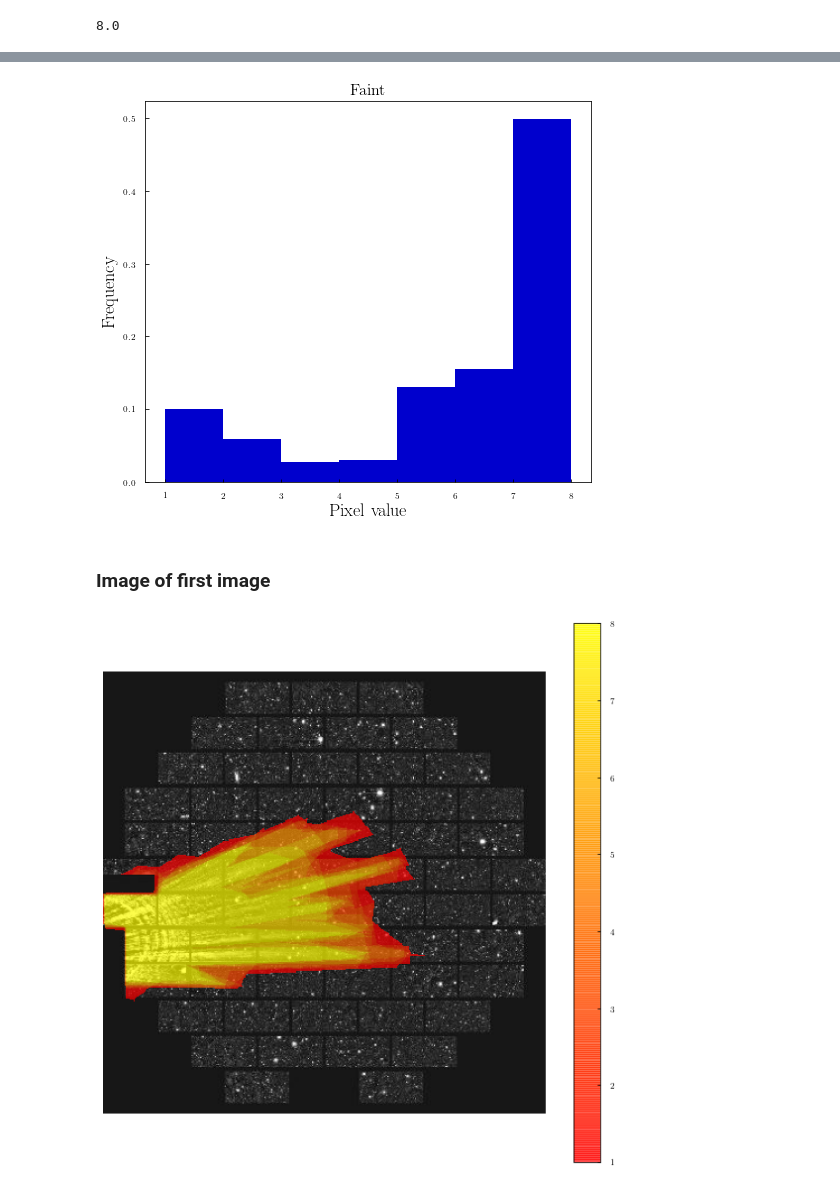
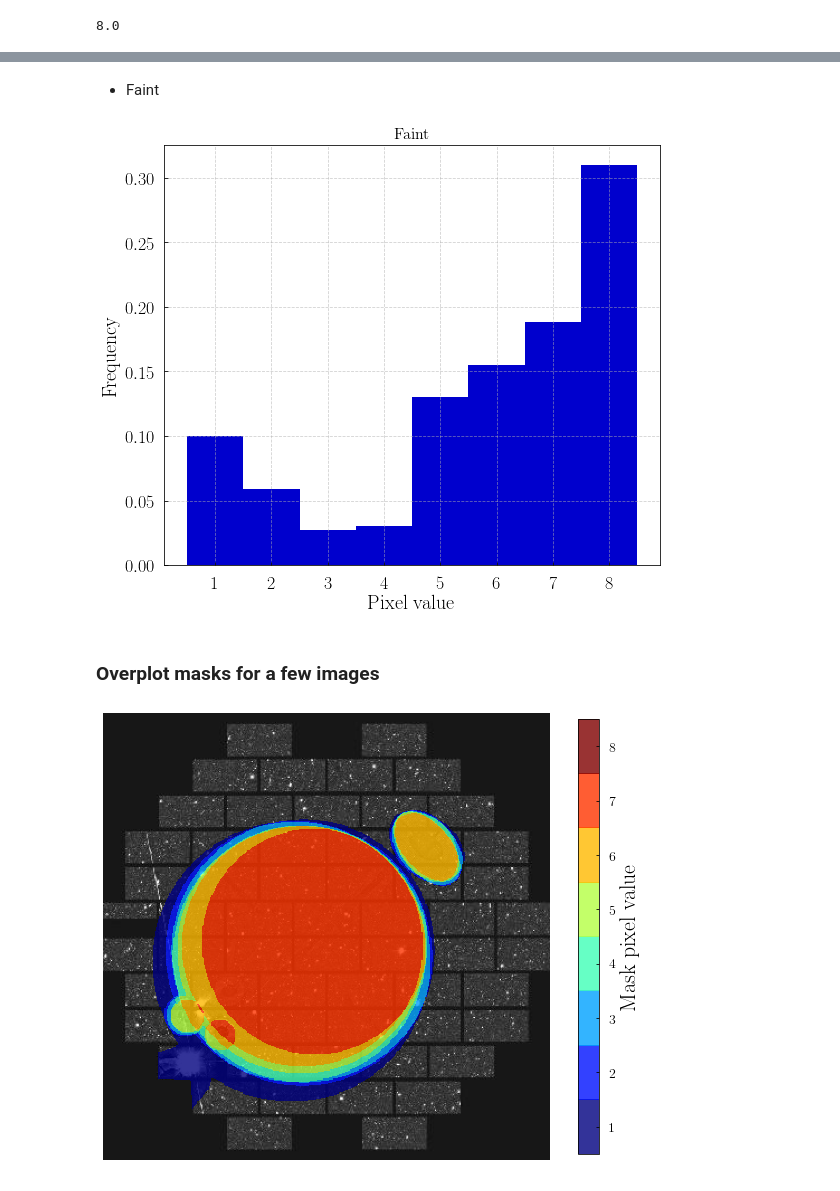
Before and after one commit to dtanoglidis/DeepGhostBusters, a Jupyter notebook: Annotators_Comparison.ipynb, the cells around one changed output, grey strips where cells are left out. Cells and saved outputs as stored; diff of their text form; code cells hidden in the pictures.

```diff
--- a/Annotators_Comparison.ipynb
+++ b/Annotators_Comparison.ipynb
@@ -64,6 +67,8 @@ def masking(regions,n_ghosts):
     X_mask_rays = np.zeros([400,400])
     X_mask_bright = np.zeros([400,400])
     X_mask_faint = np.zeros([400,400])
+    # And one that does not distinguish between the ghost types
+    X_mask_any = np.zeros([400,400])
 
     for k in range(n_ghosts):
         regions_loc = regions[k]
@@ -108,16 +113,19 @@ def masking(regions,n_ghosts):
         elif (Type_loc=='Faint'):
             X_mask_faint[rr[a], cc[a]] = 1.
 
+        # For any type of ghosts
+        X_mask_any[rr[a],cc[a]] = 1.
+
         # ===========================================================
 
-
     # We return the 2D arrays now
-    return X_mask_rays, X_mask_bright, X_mask_faint
+    return X_mask_rays, X_mask_bright, X_mask_faint,X_mask_any
 # %%
 # Initialize matrices
 X_rays_tot = np.zeros([50,400,400]) # For Rays
 X_bright_tot = np.zeros([50,400,400]) # For bright
 X_faint_tot = np.zeros([50,400,400]) # For faint
+X_any_tot = np.zeros([50,400,400]) # This is for any type of ghosts
 
 
 # Run over annotators
@@ -151,12 +159,13 @@ for i in range(n_annots):
 
         # Get rays, bright, faint masks - pretty much "1" in the spots
         # where there is a ghost
-        X_rays, X_bright, X_faint = masking(regions,n_ghosts)
+        X_rays, X_bright, X_faint, X_any = masking(regions,n_ghosts)
 
         # Update the matrices
         X_rays_tot[j,:,:] += X_rays
         X_bright_tot[j,:,:] += X_bright
         X_faint_tot[j,:,:] += X_faint
+        X_any_tot[j,:,:] += X_any
 # %%
 X_rays_flat = X_rays_tot.flatten()
 X_bright_flat = X_bright_tot.flatten()
@@ -168,27 +226,33 @@ print(np.max(X_faint_flat))
+# %% [markdown]
+- Faint
 # %%
-bins_def = [1,2,3,4,5,6,7,8]
-
 plt.figure(figsize=(8, 7))
 
 
 plt.hist(X_faint_flat[X_faint_flat>0],bins=bins_def,color='mediumblue',density=True)
-plt.title('Faint',fontsize=16)
+plt.title('Faint',fontsize=18)
 
-plt.xlabel("Pixel value", fontsize=18)
-plt.ylabel("Frequency", fontsize=18)
 
+# Legents / labels etc
+plt.grid(ls='--',alpha=0.6)
+plt.tick_params(axis='both', labelsize=18)
+plt.xlabel("Pixel value", fontsize=20)
+plt.ylabel("Frequency", fontsize=20)
+
+
+plt.tight_layout()
 plt.savefig('Faint_dist.pdf')
 plt.show()
 # %% [output]
-[figure, old version]
+[figure, new version]
-# %% [markdown]
-### Image of first image
+# %% [markdown]
+### Overplot masks for a few images
 # %%
 annotations_loc = json.load(open("common_core_Dimitrios.json"))
 annotations = list(annotations_loc['_via_img_metadata'].values())
 annotations = [a for a in annotations if a['regions']]
 
-i = 40
+i = 20
 img_annotations = annotations[i]
 # Get filename
 filename = img_annotations['filename']
@@ -201,18 +265,24 @@ X_mask_faint = ma.masked_where(X_faint_tot[i,:,:]<1, X_faint_tot[i,:,:])
 # %%
 plot_pretty()
 plt.figure(figsize=(10, 10))
 
+cmap_jet = plt.cm.jet
+# define the bins and normalize
+bounds = np.linspace(0.5, 8.5, 9)
+norm = mpl.colors.BoundaryNorm(bounds, cmap_aut.N)
+
 plt.imshow(image,cmap='gray')
+#plt.imshow(X_mask_bright,cmap=cmap_jet,norm=norm,alpha=0.8)
+plt.imshow(X_mask_faint,cmap=cmap_jet, norm=norm,alpha=0.8)
 
-plt.imshow(X_mask_rays,cmap='autumn',alpha=0.7)
-#plt.imshow(X_mask_bright,cmap='Wistia',alpha=0.5)
-#plt.imshow(X_mask_faint,cmap='winter',alpha=0.5)
 
-plt.colorbar()
+cbar = plt.colorbar(ticks=[1,2,3,4,5,6,7,8],shrink=0.80)
+cbar.set_label('Mask pixel value', fontsize=22)
+cbar.ax.set_yticklabels([1,2,3,4,5,6,7,8], fontsize=14)
 
 
 plt.axis('off')
-plt.savefig('Overlap.pdf')
+#plt.savefig('Overlap.pdf')
 plt.show()
 # %% [output]
-[figure, old version]
+[figure, new version]
```
Also changed, not shown: parts of 15 cells of this notebook.
